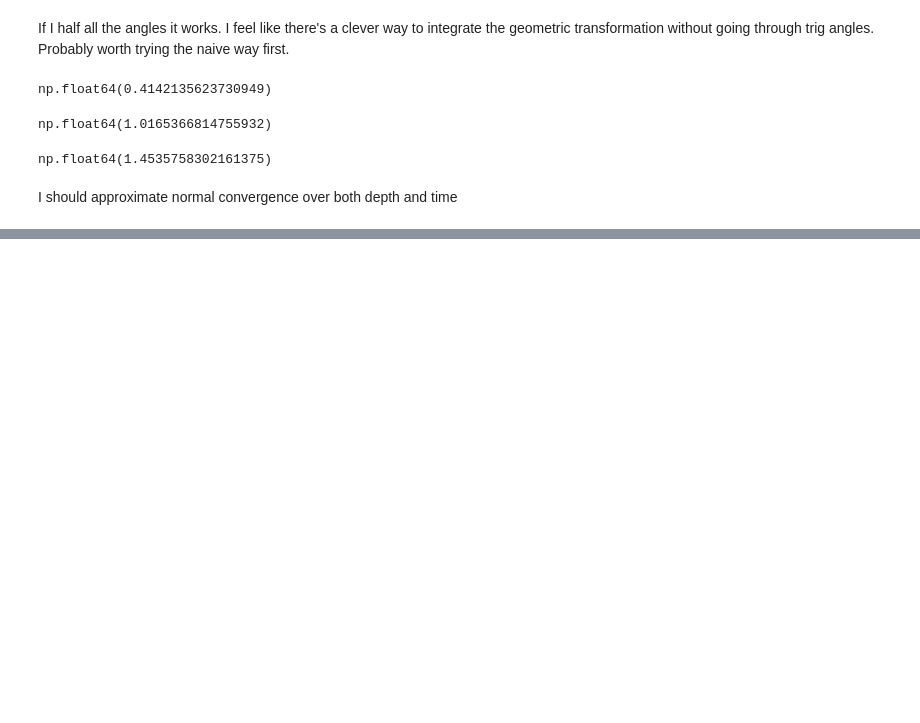
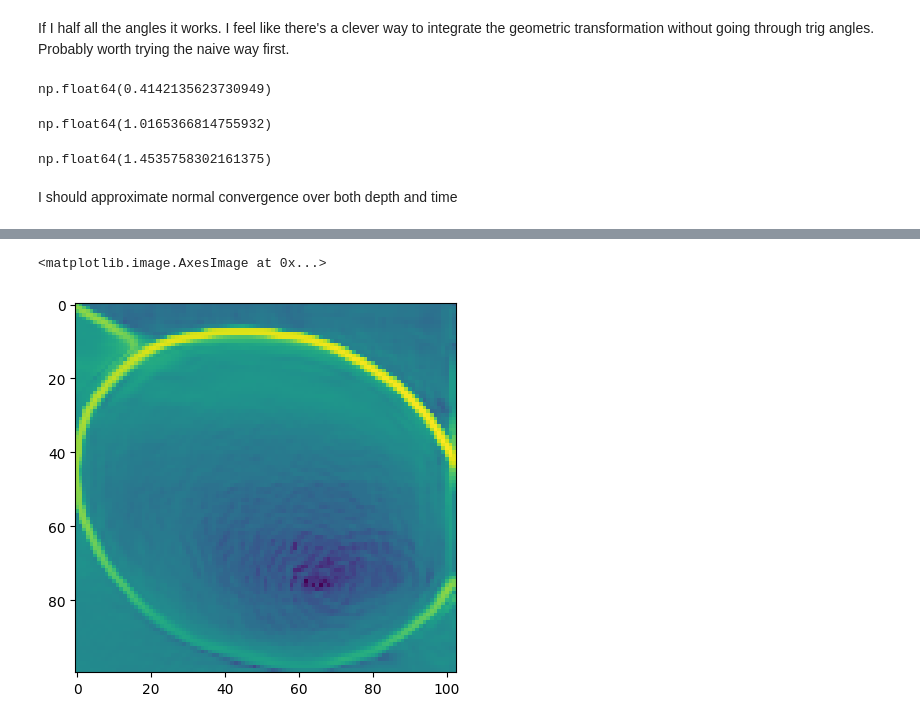
Before and after one commit to kentslaney/sphere-detector, a Jupyter notebook: spheroids.ipynb, the cells around one changed output, grey strips where cells are left out. Saved outputs shown, nothing was run; the diff lists cells and outputs as text; code cells hidden in the pictures; blank space fills up the shorter version.

```diff
--- a/spheroids.ipynb
+++ b/spheroids.ipynb
@@ -314,0 +340,7 @@ I've also been meaning to check the effect of FOV. XCode gives `'isCameraIntrins
+# %%
+csc = np.sqrt(1 + np.sum(((coord - target[None] / 2) / f_px) ** 2, axis=-1))
+# %%
+plt.imshow(np.log(np.maximum(1e-6, np.linalg.norm(grad(1 - csc * (1 - im5))[230:330, 415:], axis=2))))
+# %% [output]
+<matplotlib.image.AxesImage at 0x...>
+[figure, added]
```
Also changed, not shown: parts of 9 cells of this notebook, 2 other files.
